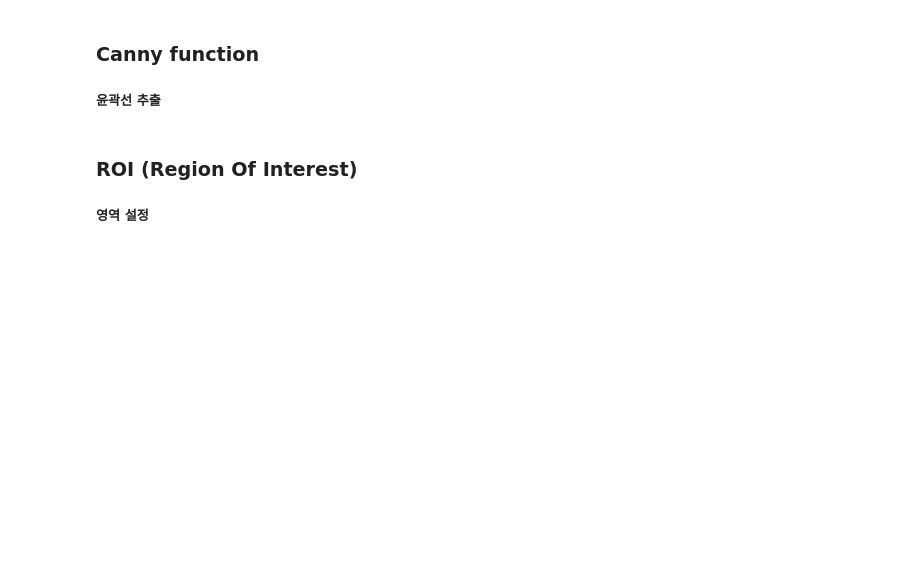
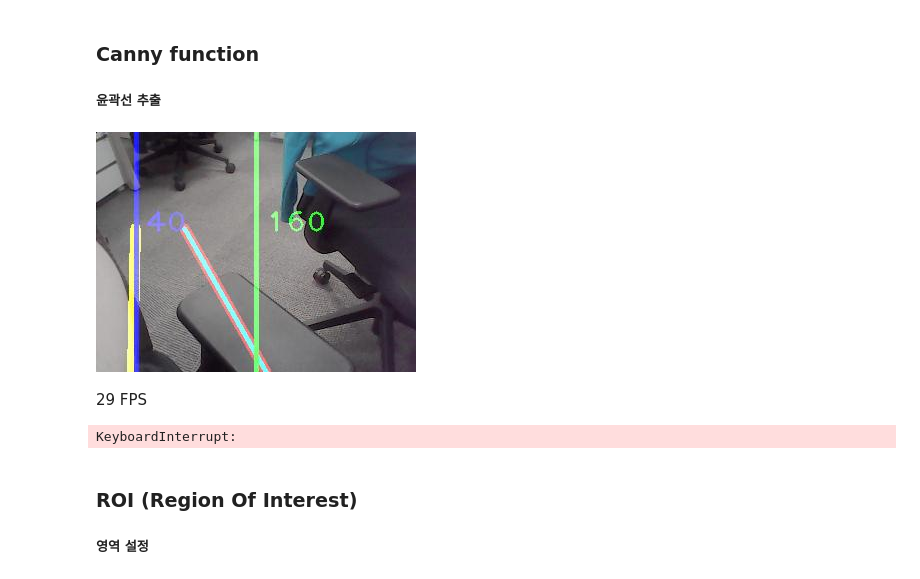
Before and after one commit to wsy8029/ai-curriculum-autonomous-car, a Jupyter notebook: 01.line_tracking/LineFollow_opencv1.ipynb, the cells around one changed output. Saved outputs shown, nothing was run; the diff lists cells and outputs as text; code cells hidden in the pictures; blank space fills up the shorter version.

```diff
--- a/01.line_tracking/LineFollow_opencv1.ipynb
+++ b/01.line_tracking/LineFollow_opencv1.ipynb
@@ -34,12 +45,17 @@ def canny(image):
     return canny
 # %%
 ai_cam.set_window()
-ai_cam.set_frame_height(640)
-ai_cam.set_frame_weight(480)
+ai_cam.set_frame_height(320)
+ai_cam.set_frame_weight(240)
 while True:
     frame = ai_cam.read()
+    frame = cv2.flip(frame, 1)
     canny_image = canny(frame)
     ai_cam.show(canny_image)
+# %% [output]
+[figure, added]
+29 FPS
+KeyboardInterrupt:
 # %% [markdown]
 ### ROI (Region Of Interest)
 ##### 영역 설정
```
Also changed, not shown: parts of 10 cells of this notebook, 1 other file.
